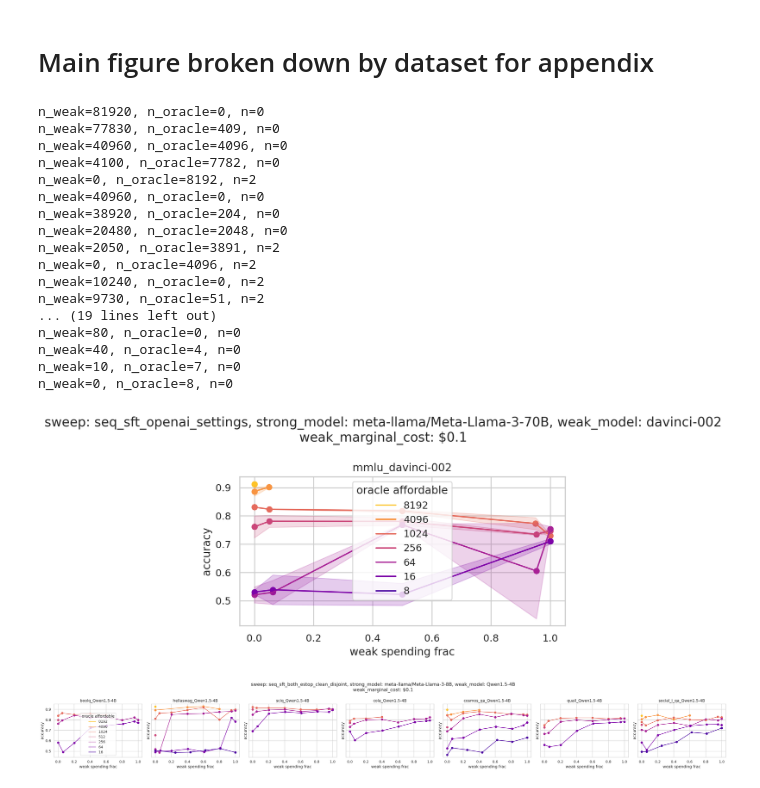
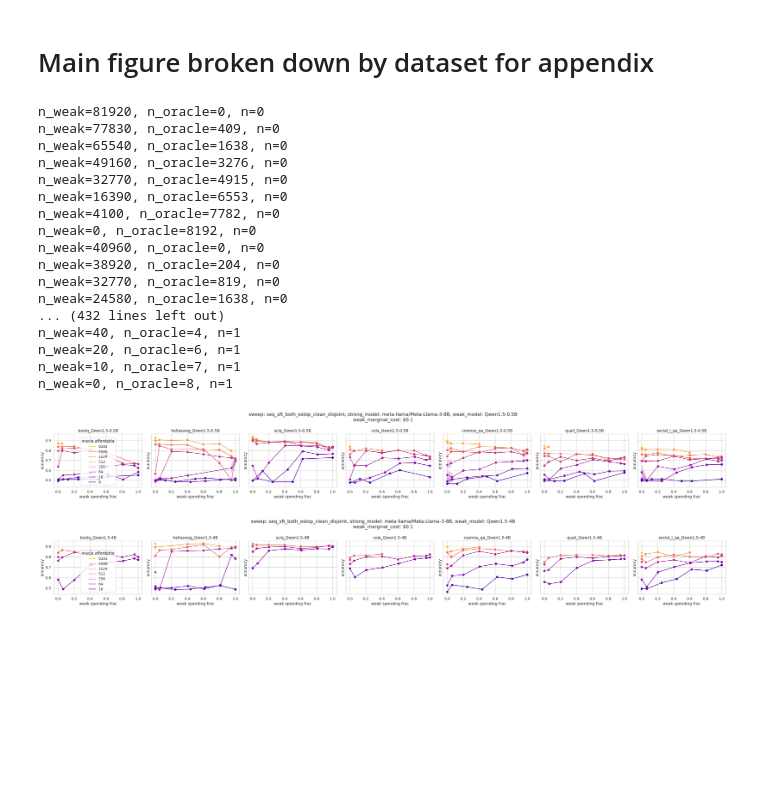
Before and after one commit to EleutherAI/scalable-elicitation, a Jupyter notebook: figures.ipynb, the cells around one changed output. Saved outputs shown, nothing was run; the diff lists cells and outputs as text; code cells hidden in the pictures; blank space fills up the shorter version.

```diff
--- a/figures.ipynb
+++ b/figures.ipynb
@@ -83,7 +83,7 @@ def get_results_df(ds_names=None, sweep_names=None):
     return results_df
 
 
-def find_result_by_n(results_df, n_weak, n_oracle, run_name, atol=0., rtol=0., verbose=True, metric="acc"):
+def get_cur_df(results_df, run_name):
     if run_name[2] == "2weak_prompt_*_sft_estop":
         curr_df = results_df.xs((run_name[0], run_name[1]), level=['ds_name', 'model_name'])
         curr_df = curr_df[curr_df.sweep_name.isin([
@@ -92,6 +92,11 @@ def find_result_by_n(results_df, n_weak, n_oracle, run_name, atol=0., rtol=0., v
         ])]
     else:
         curr_df = results_df.xs(run_name, level=['ds_name', 'model_name', 'sweep_name'])
+    return curr_df
+
+
+def find_result_by_n(results_df, n_weak, n_oracle, run_name, atol=0., rtol=0., verbose=True, metric="acc"):
+    curr_df = get_cur_df(results_df, run_name)
     curr_df = curr_df[np.isclose(curr_df["num_oracle"], n_oracle, atol=atol, rtol=rtol)]
     curr_df = curr_df[np.isclose(curr_df["num_weak"], n_weak, atol=atol, rtol=rtol)]
     if len(curr_df) == 0:
@@ -100,6 +105,13 @@ def find_result_by_n(results_df, n_weak, n_oracle, run_name, atol=0., rtol=0., v
         return None, None, 0
     # print(curr_df["seed"].values.tolist())
     return curr_df[metric].mean(), curr_df[metric].std(ddof=1), len(curr_df)
+
+
+def find_results_by_budget(results_df, budget, wmc, run_name):
+    curr_df = get_cur_df(results_df, run_name).copy()
+    curr_df["cost"] = curr_df["num_oracle"] + curr_df["num_weak"] * wmc
+    curr_df = curr_df[curr_df["cost"] <= budget]
+    return curr_df
 # %%
 base_ds_names = [
     "boolq",
@@ -173,25 +185,25 @@ for weak_name in weak_names:
 sns.set_theme(style="whitegrid")
 
 weak_marginal_cost = 1/10
-# weak_model = "Qwen1.5-0.5B"
-weak_model = "davinci-002"
-strong_model = "meta-llama/Meta-Llama-3-70B"
+weak_model = "Qwen1.5-0.5B"
+
+strong_model = "meta-llama/Meta-Llama-3-8B"
 
 
 # sweep_name = "seq_sft_both_estop_disjoint_logconf"
-sweep_name = "seq_sft_openai_settings"
+# sweep_name = "seq_sft_openai_settings"
 # sweep_name = "oracle_prompted_weak_sft_estop"
 # sweep_name = "seq_sft_both_estop_active_oracle_disjoint"
 # sweep_name = "seq_sft_both_estop_clean_disjoint"
-weak_spending_fracs = [0.0, 0.05, 0.5, 0.95, 1.0]
-oracle_affordables = [8, 16, 64, 256, 1024, 4096, 8192]
+# weak_spending_fracs = [0.0, 0.05, 0.5, 0.95, 1.0]
+# oracle_affordables = [8, 16, 64, 256, 1024, 4096, 8192]
 # current_base_ds_names = ["hellaswag", "social_i_qa", "cosmos_qa"]
-current_base_ds_names = ["mmlu"]
 
-# sweep_name = "seq_sft_both_estop_clean_disjoint"
-# weak_spending_fracs = [0.0, 0.05, 0.2, 0.4, 0.6, 0.8, 0.95, 1.0]
-# oracle_affordables = [8, 16, 64, 256, 512, 1024, 4096, 8192]
-# current_base_ds_names = base_ds_names
+
+sweep_name = "seq_sft_both_estop_clean_disjoint"
+weak_spending_fracs = [0.0, 0.05, 0.2, 0.4, 0.6, 0.8, 0.95, 1.0]
+oracle_affordables = [8, 16, 64, 256, 512, 1024, 4096, 8192]
+current_base_ds_names = base_ds_names
 
 sns.set_palette("plasma_r", n_colors=len(oracle_affordables))
 kinds = ["{base_name}_" + weak_model,]
@@ -219,46 +231,46 @@ for i, kind in enumerate(kinds):
             for wsf in weak_spending_fracs:
                 osf = 1 - wsf
                 n_oracle = int(wsf * oracle_affordable)
                 n_weak = int((oracle_affordable - n_oracle) / weak_marginal_cost)
                 acc, acc_std, n = find_result_by_n(results_df, n_weak, n_oracle, run_name, rtol=0.05, verbose=False)
                 print(f"{n_weak=}, {n_oracle=}, {n=}")
                 if acc is not None:
                     accs.append(acc)
                     acc_lo.append(acc - acc_std)
                     acc_hi.append(acc + acc_std)
                     actual_wsfs.append(1 - (n_oracle / (n_oracle + n_weak * weak_marginal_cost)))
 
             plt.plot(actual_wsfs, accs, label=f"{oracle_affordable}")
             plt.scatter(actual_wsfs, accs)
             plt.fill_between(actual_wsfs, acc_lo, acc_hi, alpha=0.2, color=plt.gca().lines[-1].get_color())
 
         plt.xlabel("weak spending frac")
         plt.ylabel("accuracy")
         plt.title(f"{ds_name}")
         if i == 0 and j == 0:
             plt.legend(title="oracle affordable")
 plt.suptitle(f"sweep: {sweep_name}, strong_model: {strong_model}, weak_model: {weak_model}\nweak_marginal_cost: \\${weak_marginal_cost}")
 plt.tight_layout()
 plt.show()
 # %% [output]
 n_weak=81920, n_oracle=0, n=0
 n_weak=77830, n_oracle=409, n=0
-n_weak=40960, n_oracle=4096, n=0
+n_weak=65540, n_oracle=1638, n=0
+n_weak=49160, n_oracle=3276, n=0
+n_weak=32770, n_oracle=4915, n=0
+n_weak=16390, n_oracle=6553, n=0
 n_weak=4100, n_oracle=7782, n=0
-n_weak=0, n_oracle=8192, n=2
+n_weak=0, n_oracle=8192, n=0
 n_weak=40960, n_oracle=0, n=0
 n_weak=38920, n_oracle=204, n=0
-n_weak=20480, n_oracle=2048, n=0
-n_weak=2050, n_oracle=3891, n=2
-n_weak=0, n_oracle=4096, n=2
-n_weak=10240, n_oracle=0, n=2
-n_weak=9730, n_oracle=51, n=2
-... (19 lines left out)
-n_weak=80, n_oracle=0, n=0
-n_weak=40, n_oracle=4, n=0
-n_weak=10, n_oracle=7, n=0
-n_weak=0, n_oracle=8, n=0
+n_weak=32770, n_oracle=819, n=0
+n_weak=24580, n_oracle=1638, n=0
+... (432 lines left out)
+n_weak=40, n_oracle=4, n=1
+n_weak=20, n_oracle=6, n=1
+n_weak=10, n_oracle=7, n=1
+n_weak=0, n_oracle=8, n=1
-[figure, old version]
+[figure, new version]
 # %%
 sns.set_theme(style="whitegrid")
 
```
Also changed, not shown: parts of 7 cells of this notebook, 4 other files.
